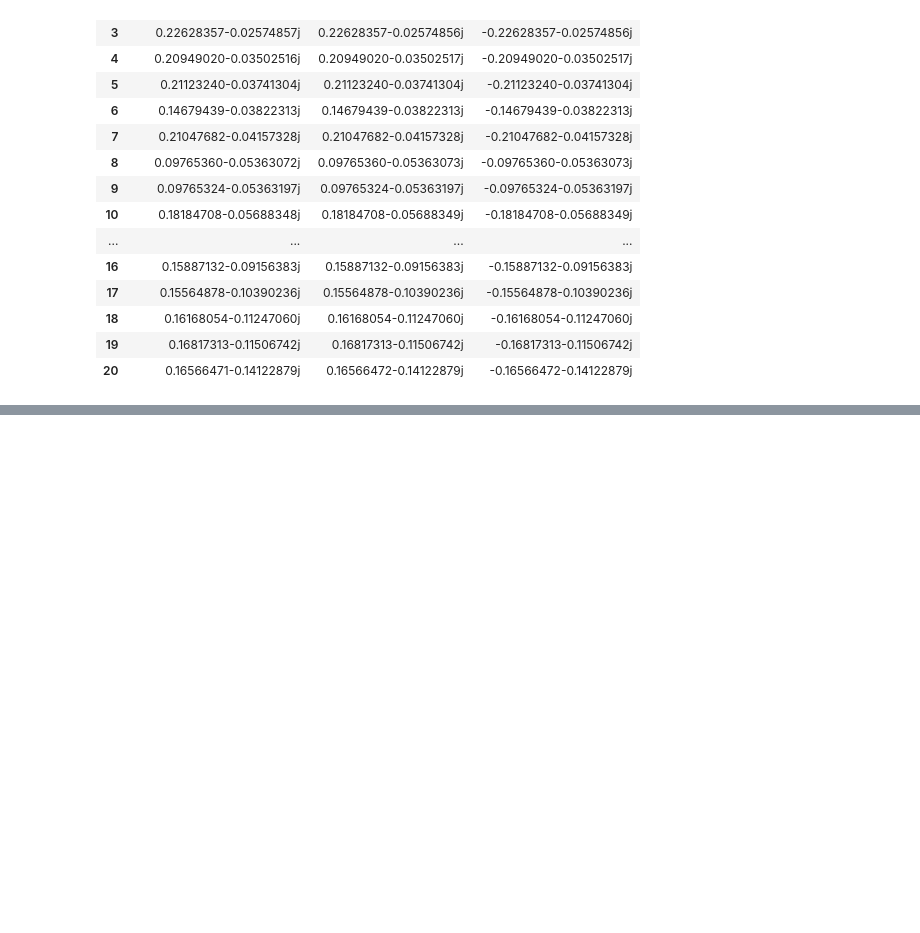
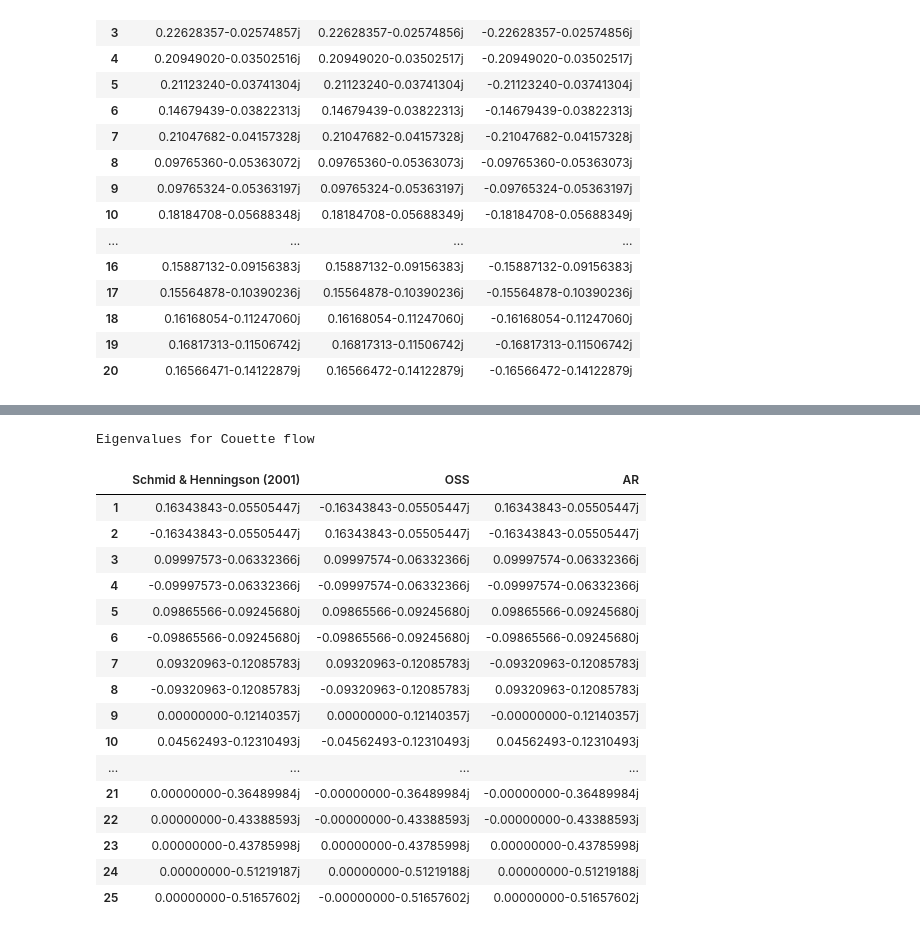
Before and after one commit to YelyzavetaV/trispectral, a Jupyter notebook: benchmarks/1D_flows/bench_eigenvalues.ipynb, the cells around one changed output, grey strips where cells are left out. Saved outputs shown, nothing was run; the diff lists cells and outputs as text; code cells hidden in the pictures; blank space fills up the shorter version.

```diff
--- a/benchmarks/1D_flows/bench_eigenvalues.ipynb
+++ b/benchmarks/1D_flows/bench_eigenvalues.ipynb
@@ -327,0 +336,8 @@ Eigenvalues for plane Poiseuille flow flow
+# %%
+nx = 81
+Re = 800.
+alpha = 0.25
+beta = 2.
+# %%
+grid = ts.Grid.from_bounds([-1., 1., nx], discs=["chebyshev"])
+x = grid[0]
@@ -327,0 +358,70 @@ Eigenvalues for plane Poiseuille flow flow
+# %%
+lmat, rmat = oss_cartesian_matrices(
+    "couette", grid, Re=Re, alpha=alpha, beta=beta
+)
+
+ω_oss = la.eigvals(la.inv(rmat) @ lmat)
+
+ω_oss = ω_oss[ω_oss.imag.argsort()[::-1]]
+ω_oss = ω_oss[~np.isclose(ω_oss, -100j)]
+# %%
+nval = 20 # number of eigenvalues to show in a table
+
+table = pandas.DataFrame({})
+
+if (
+    Re == 800.
+    and (alpha, beta) in SCHMID_HENNINGSON_TABLES["couette"].keys()
+):
+    ref_vals = SCHMID_HENNINGSON_TABLES["couette"][(alpha, beta)] * alpha
+    ref_col = pandas.DataFrame(
+        {"Schmid & Henningson (2001)": ref_vals}
+    )
+    table = pandas.concat([table, ref_col], axis=1)
+
+    nval = SCHMID_HENNINGSON_TABLES["couette"][(alpha, beta)].size
+
+table = pandas.concat(
+    [
+        table,
+        pandas.DataFrame({"OSS": ω_oss[:nval], "AR": ω_ar[:nval]}),
+    ],
+    axis=1,
+)
+
+s = table.style.format(
+    precision=8, decimal="."
+).relabel_index(
+    [str(i) for i in np.arange(1, nval + 1)], axis=0
+).set_caption("Eigenvalues for Couette flow")
+
+headers = {
+    "selector": "th",
+    "props": "background-color: #000066; color: white;",
+}
+data = {
+    "selector": "td",
+    "props": "text-align: center; font-style: italic;",
+}
+s = s.set_table_styles([headers, data])
+
+display(s)
+# %% [output]
+Eigenvalues for Couette flow
+|  | Schmid & Henningson (2001) | OSS | AR |
+| 1 | 0.16343843-0.05505447j | -0.16343843-0.05505447j | 0.16343843-0.05505447j |
+| 2 | -0.16343843-0.05505447j | 0.16343843-0.05505447j | -0.16343843-0.05505447j |
+| 3 | 0.09997573-0.06332366j | 0.09997574-0.06332366j | 0.09997574-0.06332366j |
+| 4 | -0.09997573-0.06332366j | -0.09997574-0.06332366j | -0.09997574-0.06332366j |
+| 5 | 0.09865566-0.09245680j | 0.09865566-0.09245680j | 0.09865566-0.09245680j |
+| 6 | -0.09865566-0.09245680j | -0.09865566-0.09245680j | -0.09865566-0.09245680j |
+| 7 | 0.09320963-0.12085783j | 0.09320963-0.12085783j | -0.09320963-0.12085783j |
+| 8 | -0.09320963-0.12085783j | -0.09320963-0.12085783j | 0.09320963-0.12085783j |
+| 9 | 0.00000000-0.12140357j | 0.00000000-0.12140357j | -0.00000000-0.12140357j |
+| 10 | 0.04562493-0.12310493j | -0.04562493-0.12310493j | 0.04562493-0.12310493j |
+| ... | ... | ... | ... |
+| 21 | 0.00000000-0.36489984j | -0.00000000-0.36489984j | -0.00000000-0.36489984j |
+| 22 | 0.00000000-0.43388593j | -0.00000000-0.43388593j | -0.00000000-0.43388593j |
+| 23 | 0.00000000-0.43785998j | 0.00000000-0.43785998j | 0.00000000-0.43785998j |
+| 24 | 0.00000000-0.51219187j | 0.00000000-0.51219188j | 0.00000000-0.51219188j |
+| 25 | 0.00000000-0.51657602j | -0.00000000-0.51657602j | 0.00000000-0.51657602j |
```
Also changed, not shown: parts of 3 cells of this notebook, 10 other files.
